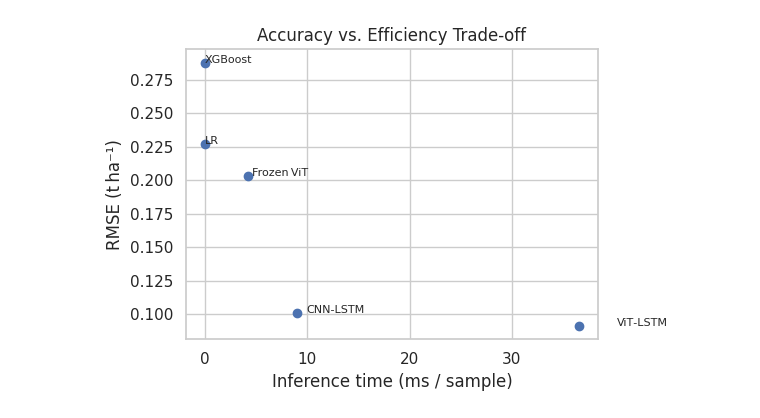
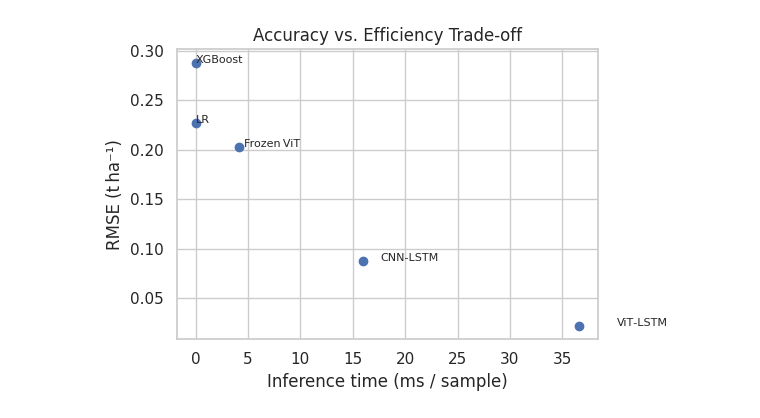
Before and after one commit to jahnical/yield-pred-models-comp, a Jupyter notebook: analysis.ipynb, the cells around one changed output. Cells and saved outputs as stored; diff of their text form; code cells hidden in the pictures.

```diff
--- a/analysis.ipynb
+++ b/analysis.ipynb
@@ -189,29 +189,29 @@ metrics_resnet_lstm.csv vs metrics_vit_lstm.csv: ΔRMSE = +0.0921, p = 0.0312 (s
 # %%
 import pandas as pd
 import matplotlib.pyplot as plt
 
 # Construct the data
 data = {
     "Model": ["LR", "XGBoost", "Frozen ViT", "CNN‑LSTM", "ViT‑LSTM"],
-    "RMSE":  [0.227, 0.288, 0.203, 0.101, 0.091],
-    "Inference_ms": [0.016, 0.009, 4.181, 9.000, 36.569]
+    "RMSE":  [0.227, 0.288, 0.203, 0.088, 0.022],
+    "Inference_ms": [0.016, 0.009, 4.181, 16.000, 36.569]
 }
 
 df = pd.DataFrame(data)
 
 # Scatter plot: RMSE vs. inference time
 fig, ax = plt.subplots(figsize=(6, 4))
 ax.scatter(df["Inference_ms"], df["RMSE"])
 
 # Annotate each point with the model name
 for _, row in df.iterrows():
     ax.text(row["Inference_ms"] * 1.1, row["RMSE"], row["Model"], fontsize=8)
 
 ax.set_xlabel("Inference time (ms / sample)")
 ax.set_ylabel("RMSE (t ha⁻¹)")
 ax.set_title("Accuracy vs. Efficiency Trade‑off")
 
 plt.tight_layout()
 plt.show()
 # %% [output]
-[figure, old version]
+[figure, new version]
```
Also changed, not shown: parts of 3 cells of this notebook, 2 other files.
